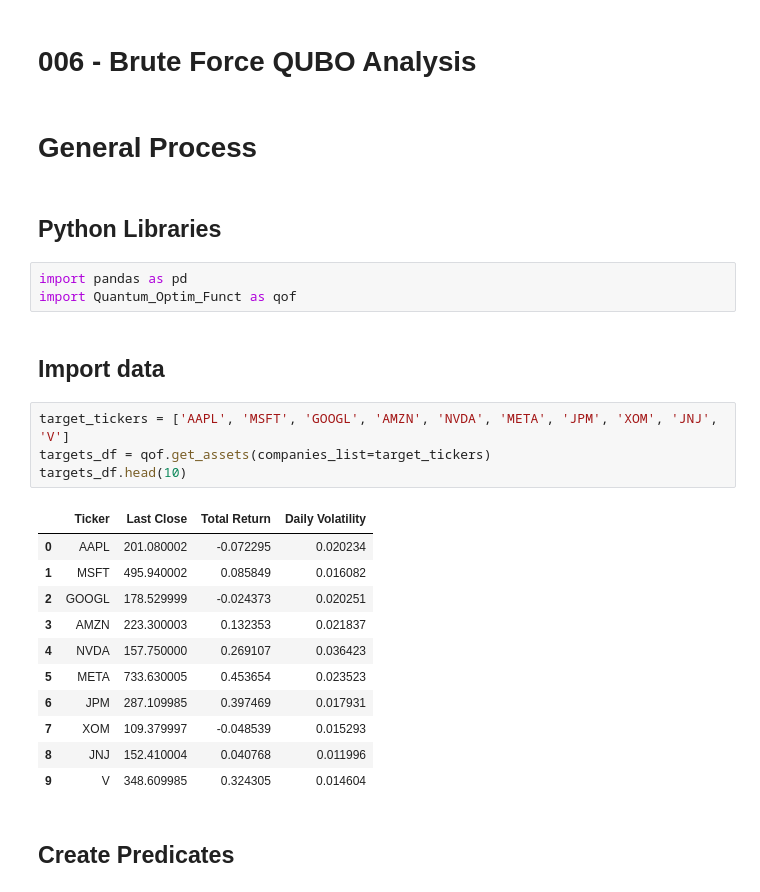
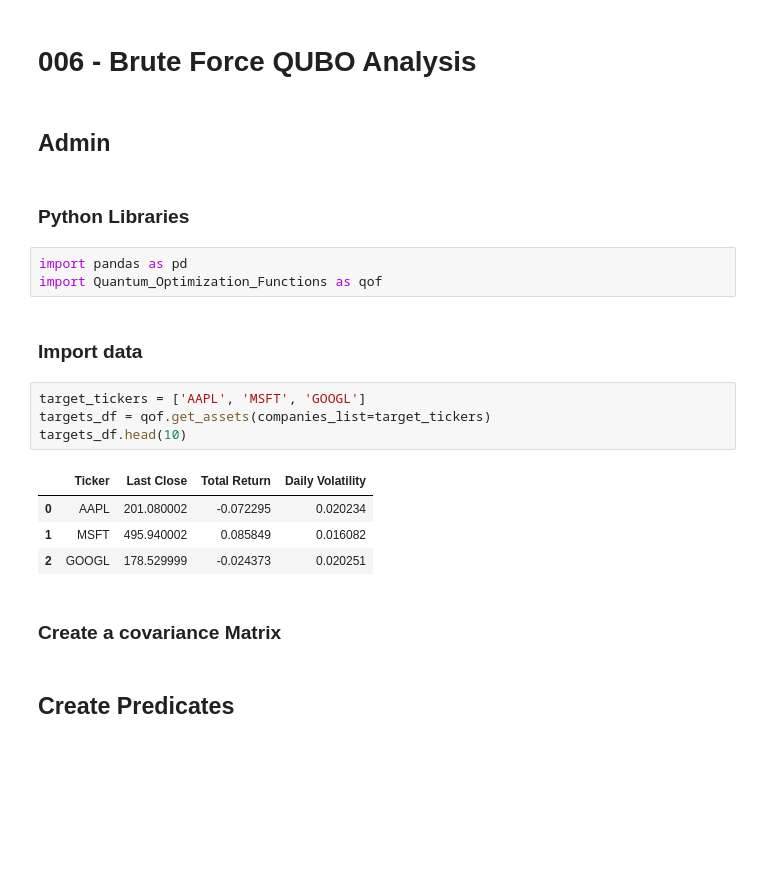
Before and after one commit to ptcesq/portfolio_optimzation, a Jupyter notebook: notebooks/006_BF_Analysis.ipynb, the cells around one changed output. Drawn from its saved outputs; the diff is of its cells as text; blank space fills up the shorter version.

```diff
--- a/notebooks/006_BF_Analysis.ipynb
+++ b/notebooks/006_BF_Analysis.ipynb
@@ -1,29 +1,24 @@
 # %% [markdown]
 # 006 - Brute Force QUBO Analysis
 # %% [markdown]
-# General Process
+## Admin
 # %% [markdown]
-## Python Libraries
+### Python Libraries
 # %%
 import pandas as pd
-import Quantum_Optim_Funct as qof
+import Quantum_Optimization_Functions as qof
 # %% [markdown]
-## Import data
+### Import data
 # %%
-target_tickers = ['AAPL', 'MSFT', 'GOOGL', 'AMZN', 'NVDA', 'META', 'JPM', 'XOM', 'JNJ', 'V']
+target_tickers = ['AAPL', 'MSFT', 'GOOGL']
 targets_df = qof.get_assets(companies_list=target_tickers)
 targets_df.head(10)
 # %% [output]
 |  | Ticker | Last Close | Total Return | Daily Volatility |
 | 0 | AAPL | 201.080002 | -0.072295 | 0.020234 |
 | 1 | MSFT | 495.940002 | 0.085849 | 0.016082 |
 | 2 | GOOGL | 178.529999 | -0.024373 | 0.020251 |
-| 3 | AMZN | 223.300003 | 0.132353 | 0.021837 |
-| 4 | NVDA | 157.750000 | 0.269107 | 0.036423 |
-| 5 | META | 733.630005 | 0.453654 | 0.023523 |
-| 6 | JPM | 287.109985 | 0.397469 | 0.017931 |
-| 7 | XOM | 109.379997 | -0.048539 | 0.015293 |
-| 8 | JNJ | 152.410004 | 0.040768 | 0.011996 |
-| 9 | V | 348.609985 | 0.324305 | 0.014604 |
+# %% [markdown]
+### Create a covariance Matrix
 # %% [markdown]
 ## Create Predicates
```
Also changed, not shown: 3 other files.
